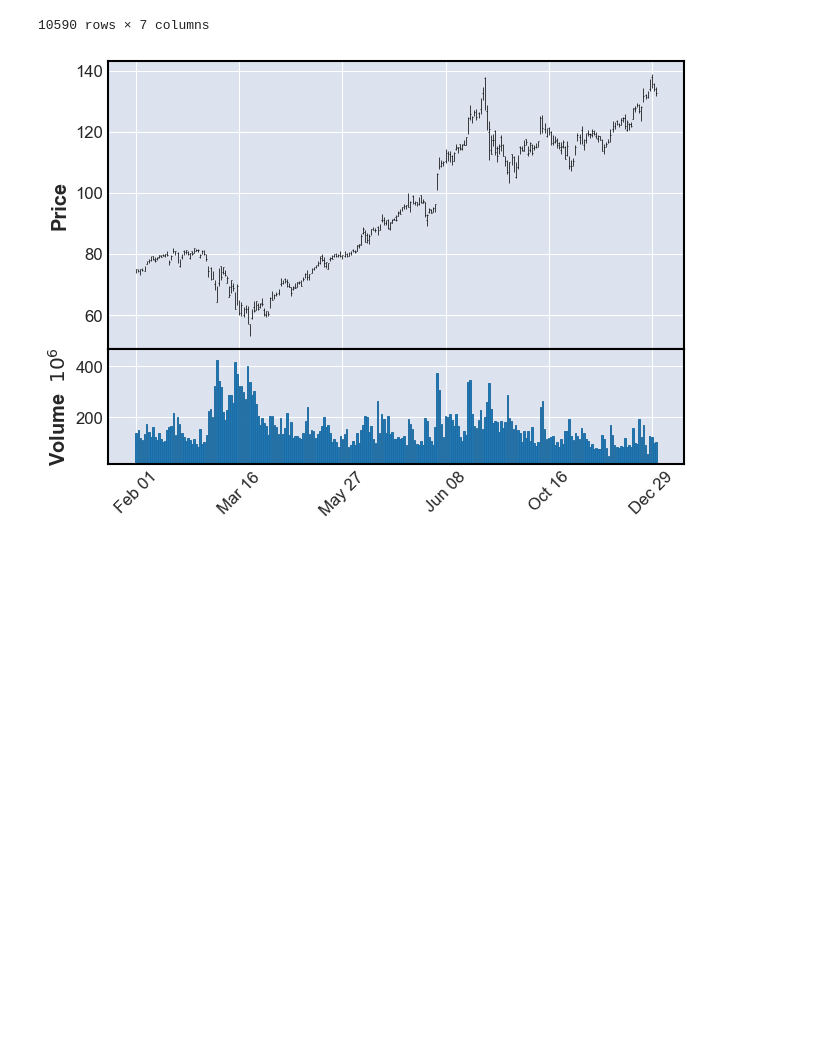
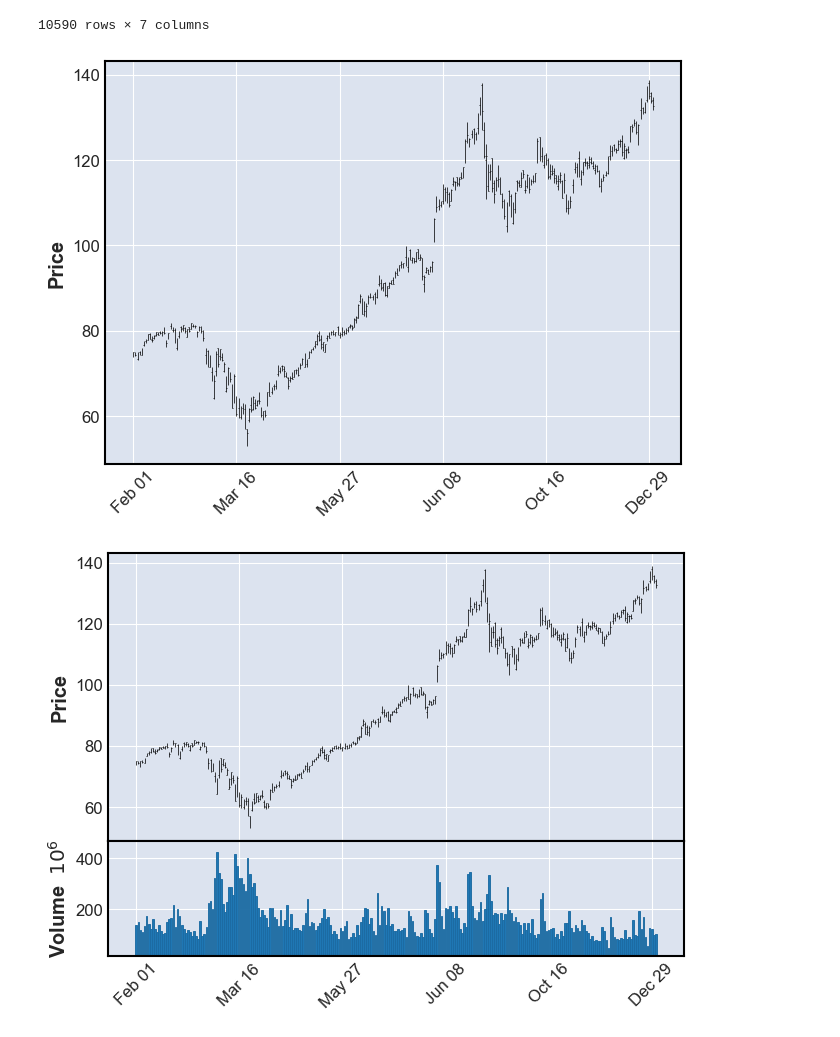
Before and after one commit to salvarenga25/StockMarket_Project, a Jupyter notebook: Stock_Analysis(CandestIck chart example code).ipynb, the cells around one changed output. Drawn from its saved outputs; the diff is of its cells as text; code cells hidden in the pictures; blank space fills up the shorter version.

```diff
--- a/Stock_Analysis(CandestIck chart example code).ipynb
+++ b/Stock_Analysis(CandestIck chart example code).ipynb
@@ -649,6 +649,10 @@ AAPL_stock
 | 2022-09-12 | 140.899994 | 142.339996 | 76069500 | 145.570007 | 142.160004 | 142.160004 | AAPL |
 | 2022-12-12 | 141.070007 | 142.699997 | 21904917 | 143.000000 | 142.320007 | 142.320007 | AAPL |
 10590 rows × 7 columns
+# %%
+mpf.plot(AAPL_stock['2020'])
+# %% [output]
+[figure, added]
 # %%
 #This line displays both the volume and the stock price
 mpf.plot(AAPL_stock['2020'],volume=True)
```
